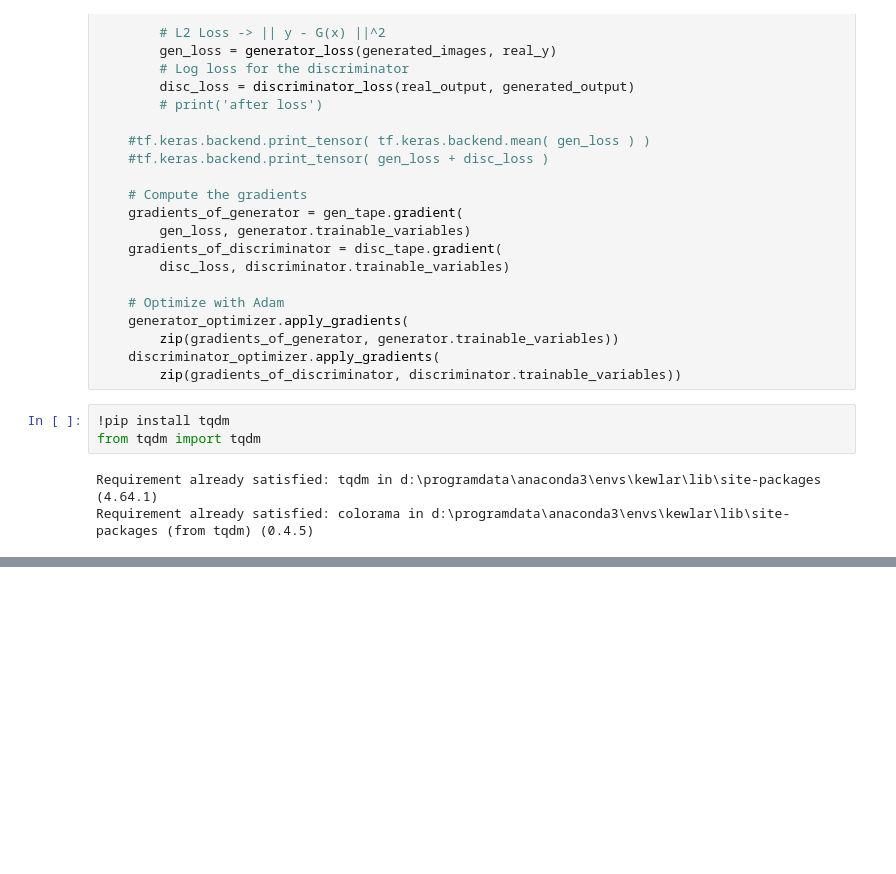
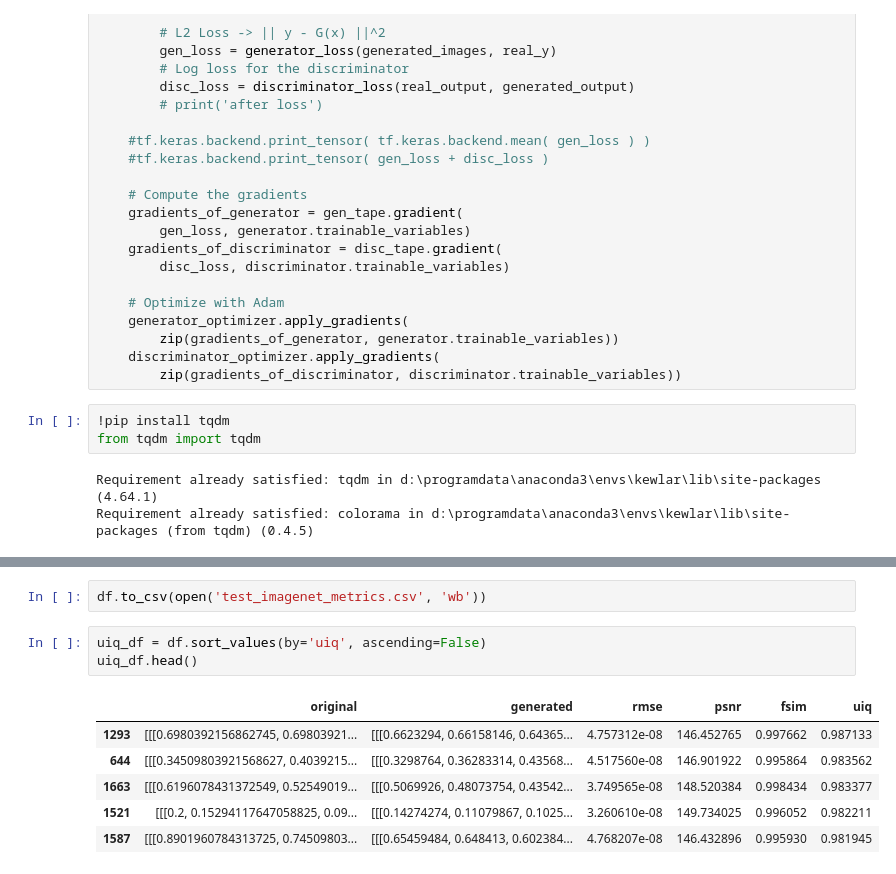
Before and after one commit to ssahare-hub/Kewlarization, a Jupyter notebook: ImageColorization_With_GANs.ipynb, the cells around one changed output, grey strips where cells are left out. Drawn from its saved outputs; the diff is of its cells as text; blank space fills up the shorter version.

```diff
--- a/ImageColorization_With_GANs.ipynb
+++ b/ImageColorization_With_GANs.ipynb
@@ -253,0 +332,12 @@ for epoch in range(epochs):
+# %%
+df.to_csv(open('test_imagenet_metrics.csv', 'wb'))
+# %%
+uiq_df = df.sort_values(by='uiq', ascending=False)
+uiq_df.head()
+# %% [output]
+|  | original | generated | rmse | psnr | fsim | uiq |
+| 1293 | [[[0.6980392156862745, 0.69803921... | [[[0.6623294, 0.66158146, 0.64365... | 4.757312e-08 | 146.452765 | 0.997662 | 0.987133 |
+| 644 | [[[0.34509803921568627, 0.4039215... | [[[0.3298764, 0.36283314, 0.43568... | 4.517560e-08 | 146.901922 | 0.995864 | 0.983562 |
+| 1663 | [[[0.6196078431372549, 0.52549019... | [[[0.5069926, 0.48073754, 0.43542... | 3.749565e-08 | 148.520384 | 0.998434 | 0.983377 |
+| 1521 | [[[0.2, 0.15294117647058825, 0.09... | [[[0.14274274, 0.11079867, 0.1025... | 3.260610e-08 | 149.734025 | 0.996052 | 0.982211 |
+| 1587 | [[[0.8901960784313725, 0.74509803... | [[[0.65459484, 0.648413, 0.602384... | 4.768207e-08 | 146.432896 | 0.995930 | 0.981945 |
```
Also changed, not shown: parts of 13 cells of this notebook, 19 other files.
